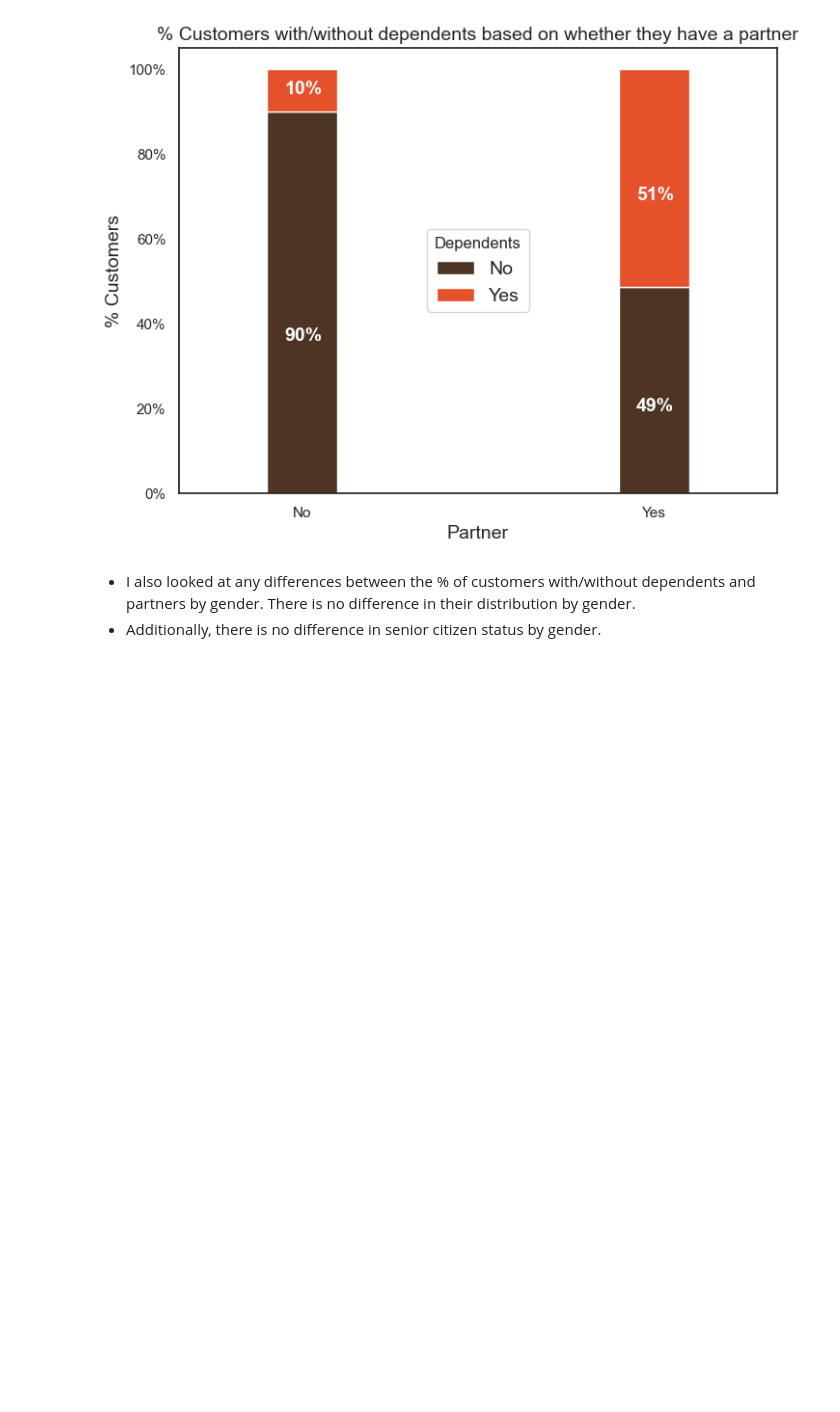
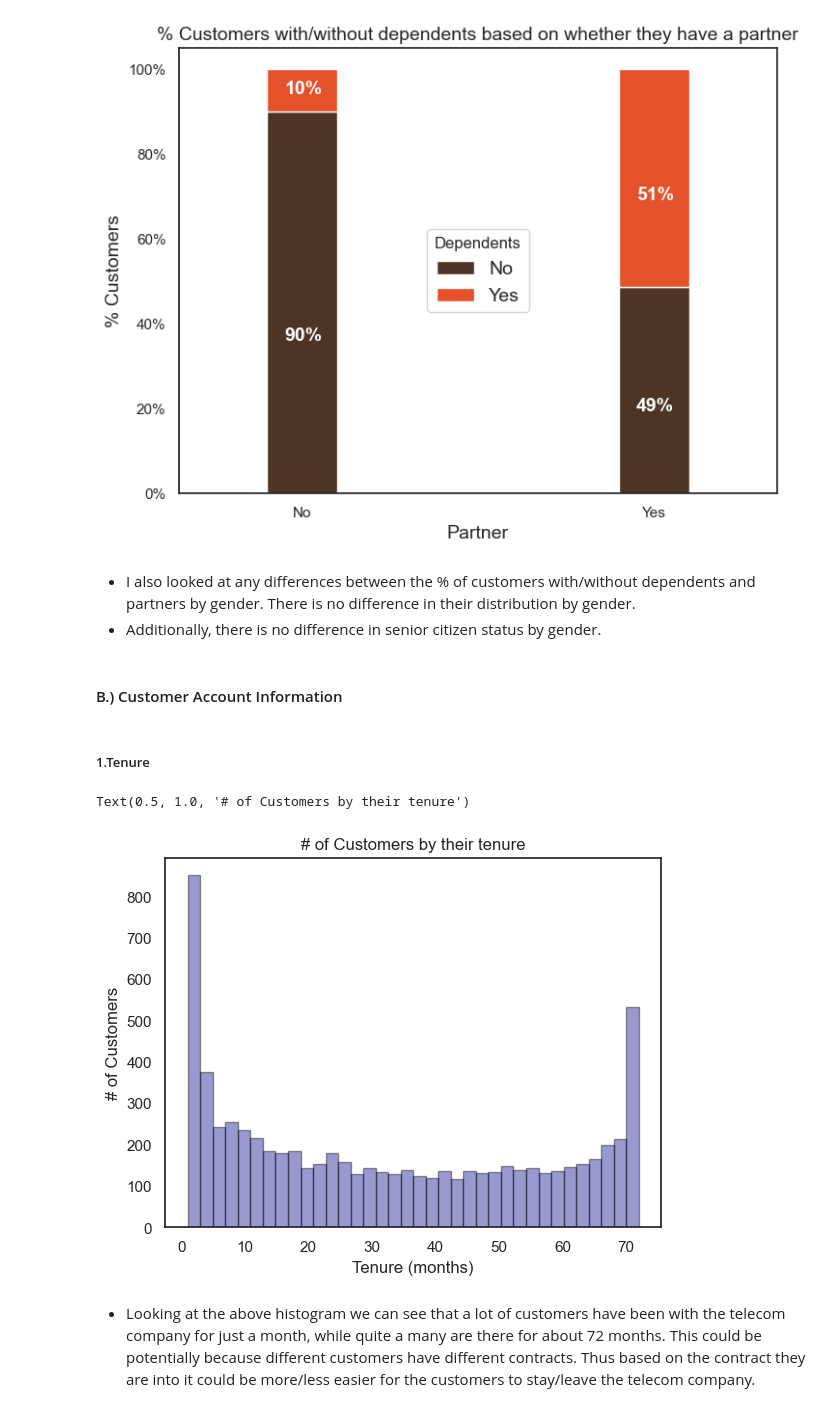
Before and after one commit to AmirMotefaker/Sales-Data-Analysis, a Jupyter notebook: Customer Churn Prediction/Customer Churn Prediction - Telecom/Customer Churn Prediction - Telecom.ipynb, the cells around one changed output. Saved outputs shown, nothing was run; the diff lists cells and outputs as text; code cells hidden in the pictures; blank space fills up the shorter version.

Commit message:
Update Customer Churn Prediction - Telecom

```diff
--- a/Customer Churn Prediction/Customer Churn Prediction - Telecom/Customer Churn Prediction - Telecom.ipynb
+++ b/Customer Churn Prediction/Customer Churn Prediction - Telecom/Customer Churn Prediction - Telecom.ipynb
@@ -248,3 +248,20 @@ for p in ax.patches:
 # %% [markdown]
 - I also looked at any differences between the % of customers with/without dependents and partners by gender. There is no difference in their distribution by gender.
 - Additionally, there is no difference in senior citizen status by gender.
+# %% [markdown]
+#### B.) Customer Account Information
+# %% [markdown]
+##### 1.Tenure
+# %%
+ax = sns.distplot(data['tenure'], hist=True, kde=False,
+             bins=int(180/5), color = 'darkblue',
+             hist_kws={'edgecolor':'black'},
+             kde_kws={'linewidth': 4})
+ax.set_ylabel('# of Customers')
+ax.set_xlabel('Tenure (months)')
+ax.set_title('# of Customers by their tenure')
+# %% [output]
+Text(0.5, 1.0, '# of Customers by their tenure')
+[figure, added]
+# %% [markdown]
+- Looking at the above histogram we can see that a lot of customers have been with the telecom company for just a month, while quite a many are there for about 72 months. This could be potentially because different customers have different contracts. Thus based on the contract they are into it could be more/less easier for the customers to stay/leave the telecom company.
```
